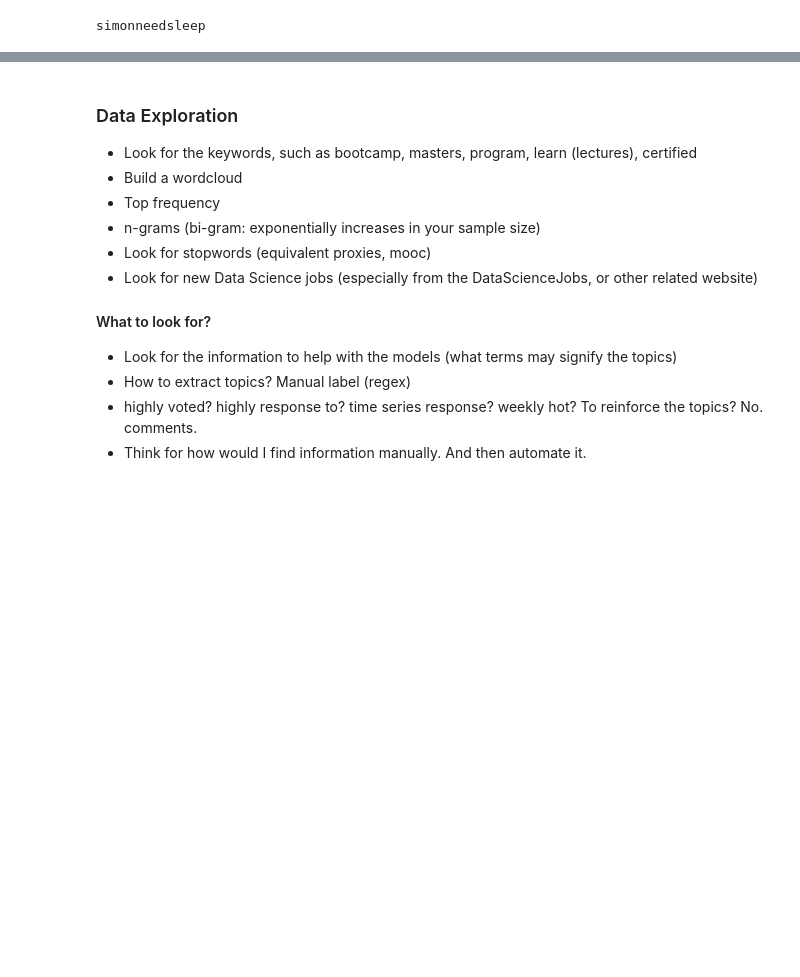
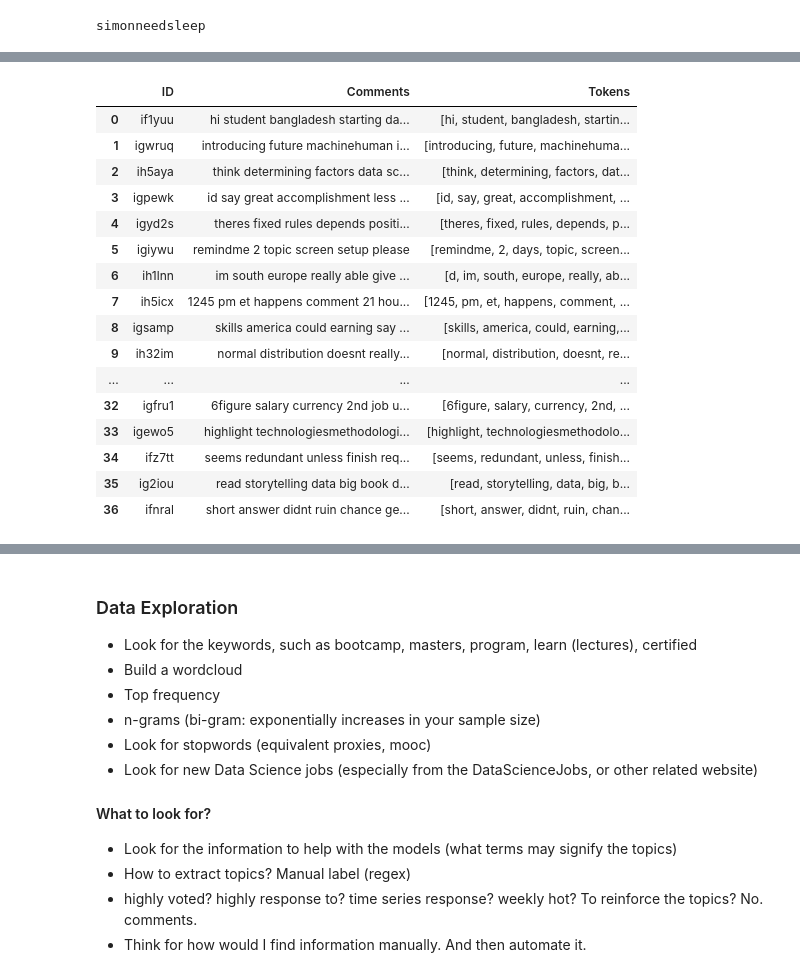
Before and after one commit to lazysimon/reddit_nlp, a Jupyter notebook: reddit_project.ipynb, the cells around one changed output, grey strips where cells are left out. Drawn from its saved outputs; the diff is of its cells as text; code cells hidden in the pictures; blank space fills up the shorter version.

```diff
--- a/reddit_project.ipynb
+++ b/reddit_project.ipynb
@@ -67,6 +35,0 @@ After collecting the subreddit, we then want to get comments from a specific pos
-# %%
-# Get the comments by id
-submission = reddit.submission(id="iar5jt")
-
-for top_level_comment in submission.comments:
-    print(top_level_comment.body)
@@ -298,0 +100,18 @@ for k,v in sorted(finder.ngram_fd.items(), key=lambda item: item[1], reverse=Tru
+# %%
+### Preprocessing
+import re
+## Join the list of string into one long string:
+ds_comments_raw['Comments'] = ds_comments_raw['Comments'].str.join(' ')
+
+## Remove empty space:
+ds_comments_raw['Comments'] = ds_comments_raw['Comments'].map(lambda x: re.sub('\s+', ' ', x))
+
+## Convert all string to lower cases:
+ds_comments_raw['Comments'] = ds_comments_raw['Comments'].str.lower()
+
+## Remove all the punctuations:
+ds_comments_raw['Comments'] = ds_comments_raw['Comments'].map(lambda x: re.sub('[^\w\s]', '', x))
+## need to think about the dash
+
+## Take a look at the processed df
+ds_comments_raw.head()
@@ -298,0 +130,20 @@ for k,v in sorted(finder.ngram_fd.items(), key=lambda item: item[1], reverse=Tru
+# %%
+ds_comments_raw
+# %% [output]
+|  | ID | Comments | Tokens |
+| 0 | if1yuu | hi student bangladesh starting da... | [hi, student, bangladesh, startin... |
+| 1 | igwruq | introducing future machinehuman i... | [introducing, future, machinehuma... |
+| 2 | ih5aya | think determining factors data sc... | [think, determining, factors, dat... |
+| 3 | igpewk | id say great accomplishment less ... | [id, say, great, accomplishment, ... |
+| 4 | igyd2s | theres fixed rules depends positi... | [theres, fixed, rules, depends, p... |
+| 5 | igiywu | remindme 2 topic screen setup please | [remindme, 2, days, topic, screen... |
+| 6 | ih1lnn | im south europe really able give ... | [d, im, south, europe, really, ab... |
+| 7 | ih5icx | 1245 pm et happens comment 21 hou... | [1245, pm, et, happens, comment, ... |
+| 8 | igsamp | skills america could earning say ... | [skills, america, could, earning,... |
+| 9 | ih32im | normal distribution doesnt really... | [normal, distribution, doesnt, re... |
+| ... | ... | ... | ... |
+| 32 | igfru1 | 6figure salary currency 2nd job u... | [6figure, salary, currency, 2nd, ... |
+| 33 | igewo5 | highlight technologiesmethodologi... | [highlight, technologiesmethodolo... |
+| 34 | ifz7tt | seems redundant unless finish req... | [seems, redundant, unless, finish... |
+| 35 | ig2iou | read storytelling data big book d... | [read, storytelling, data, big, b... |
+| 36 | ifnral | short answer didnt ruin chance ge... | [short, answer, didnt, ruin, chan... |
```
Also changed, not shown: parts of 39 cells of this notebook.
